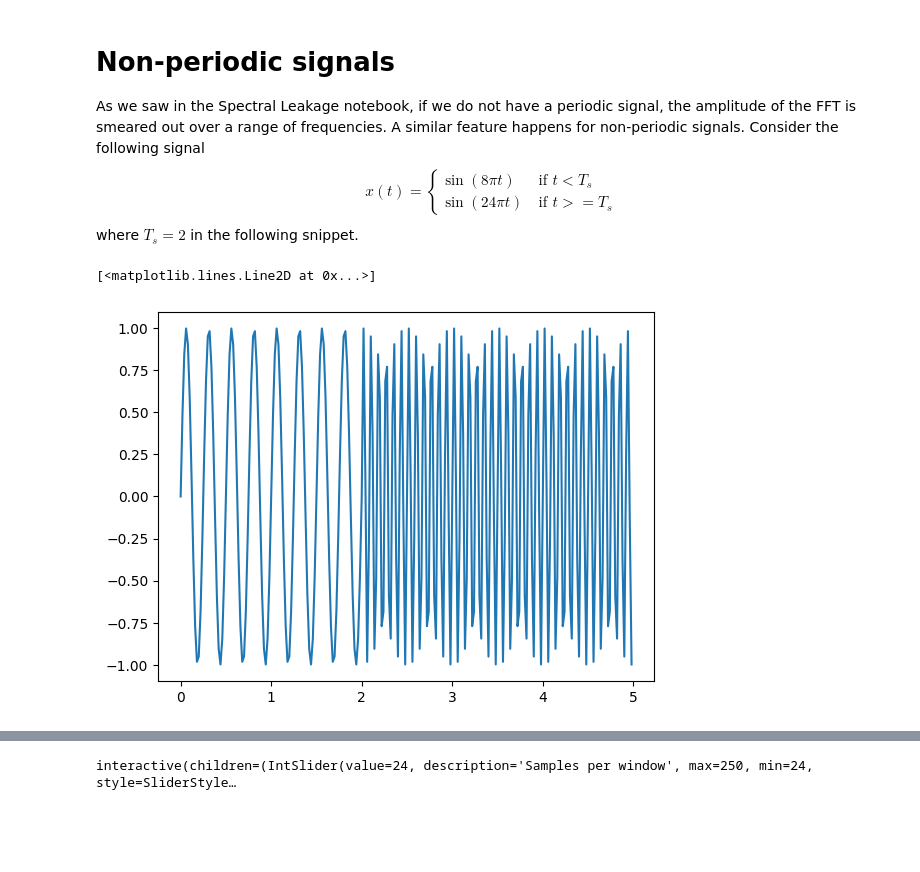
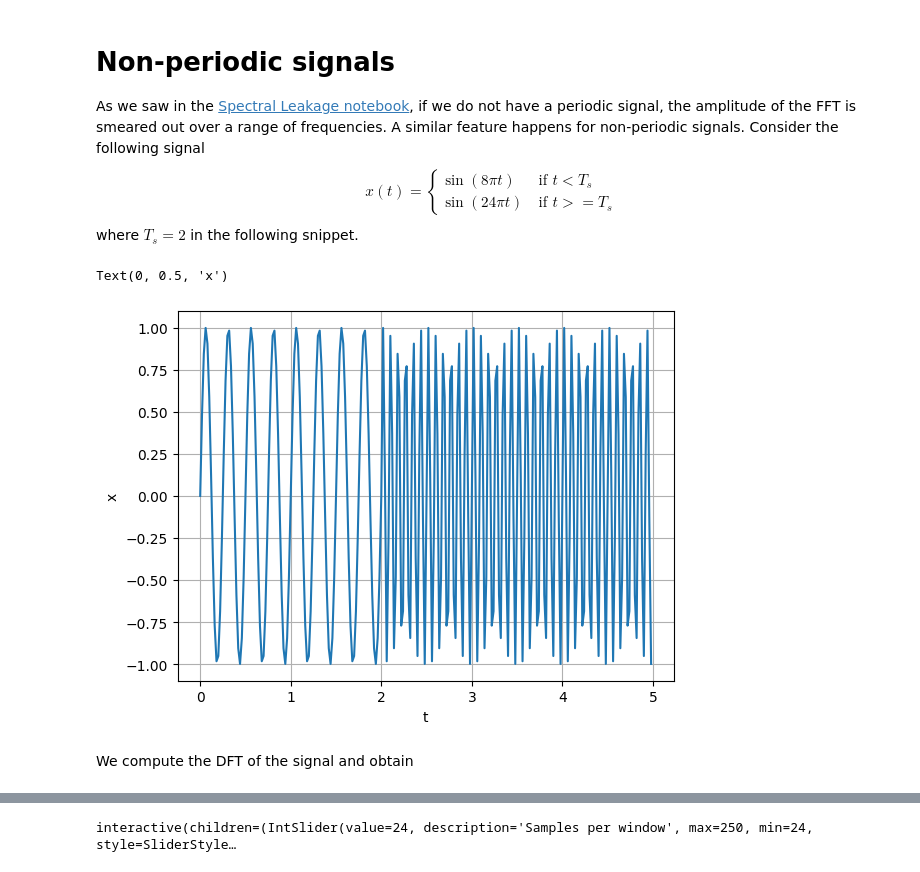
Before and after one commit to jorgensd/GearVibrationWorkshop, a Jupyter notebook: stfft.ipynb, the cells around one changed output, grey strips where cells are left out. Saved outputs shown, nothing was run; the diff lists cells and outputs as text; code cells hidden in the pictures; blank space fills up the shorter version.

```diff
--- a/stfft.ipynb
+++ b/stfft.ipynb
@@ -1,6 +1,6 @@
 # %% [markdown]
 # Non-periodic signals
-As we saw in the Spectral Leakage notebook, if we do not have a periodic signal, the amplitude of the FFT is smeared out over a range of frequencies.
+As we saw in the [Spectral Leakage notebook](./leakage.ipynb), if we do not have a periodic signal, the amplitude of the FFT is smeared out over a range of frequencies.
 A similar feature happens for non-periodic signals. Consider the following signal
 $$
 x(t)=\begin{cases}
@@ -12,20 +12,26 @@ where $T_s=2$ in the following snippet.
 # %%
 import numpy as np
 import matplotlib.pyplot as plt
 T = 5
 sample_frequency = 50
 t = np.linspace(0,T, int(sample_frequency*T), endpoint=False)
 
 def x(t, time_varying:bool=True, T_s:float=2):
     if time_varying:
         return (t<T_s)*np.sin(8*np.pi*t) + (t>T_s)*np.sin(24*np.pi*t)
     else:
         return np.sin(8*np.pi*t) + np.sin(24*np.pi*t)
 signal = x(t, True)
-plt.plot(t, signal)
+_ = plt.plot(t, signal)
+ax = plt.gca()
+ax.grid()
+ax.set_xlabel("t")
+ax.set_ylabel("x")
 # %% [output]
-[<matplotlib.lines.Line2D at 0x...>]
+Text(0, 0.5, 'x')
-[figure, old version]
+[figure, new version]
+# %% [markdown]
+We compute the DFT of the signal and obtain
 # %%
 rfft = np.fft.rfft(signal)
 rfrequencies = np.fft.rfftfreq(len(signal), d=1./sample_frequency)
```
Also changed, not shown: parts of 2 cells of this notebook, 5 other files.
